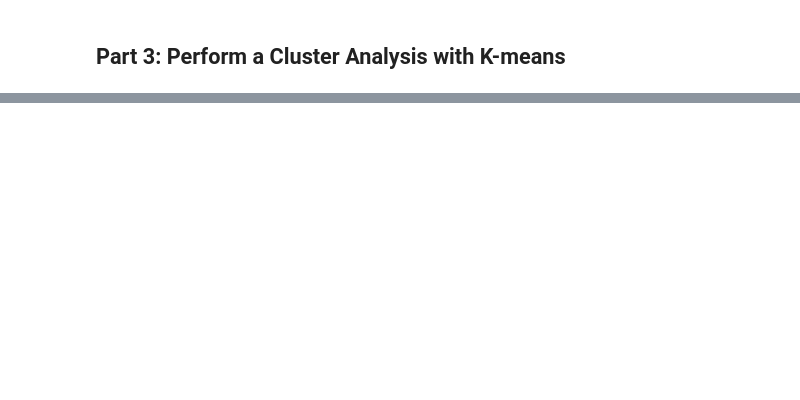
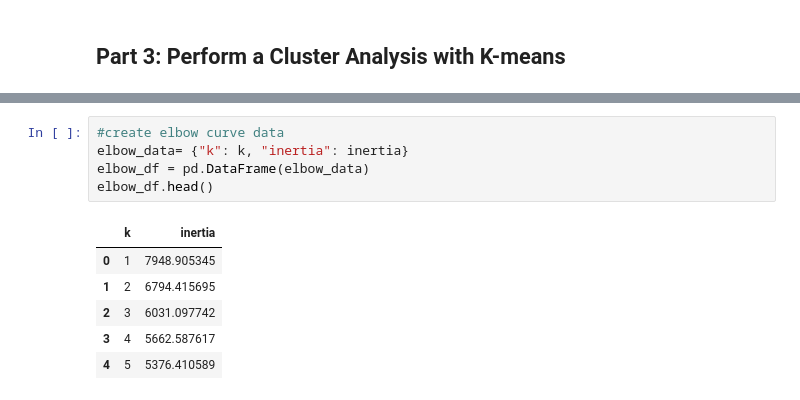
Before and after one commit to 17sarahstoffel/myopia_clusters, a Jupyter notebook: myopia.ipynb, the cells around one changed output, grey strips where cells are left out. Saved outputs shown, nothing was run; the diff lists cells and outputs as text; blank space fills up the shorter version.

```diff
--- a/myopia.ipynb
+++ b/myopia.ipynb
@@ -159,0 +166,12 @@ plt.show()
+# %%
+#create elbow curve data
+elbow_data= {"k": k, "inertia": inertia}
+elbow_df = pd.DataFrame(elbow_data)
+elbow_df.head()
+# %% [output]
+|  | k | inertia |
+| 0 | 1 | 7948.905345 |
+| 1 | 2 | 6794.415695 |
+| 2 | 3 | 6031.097742 |
+| 3 | 4 | 5662.587617 |
+| 4 | 5 | 5376.410589 |
```
Also changed, not shown: parts of 8 cells of this notebook.
